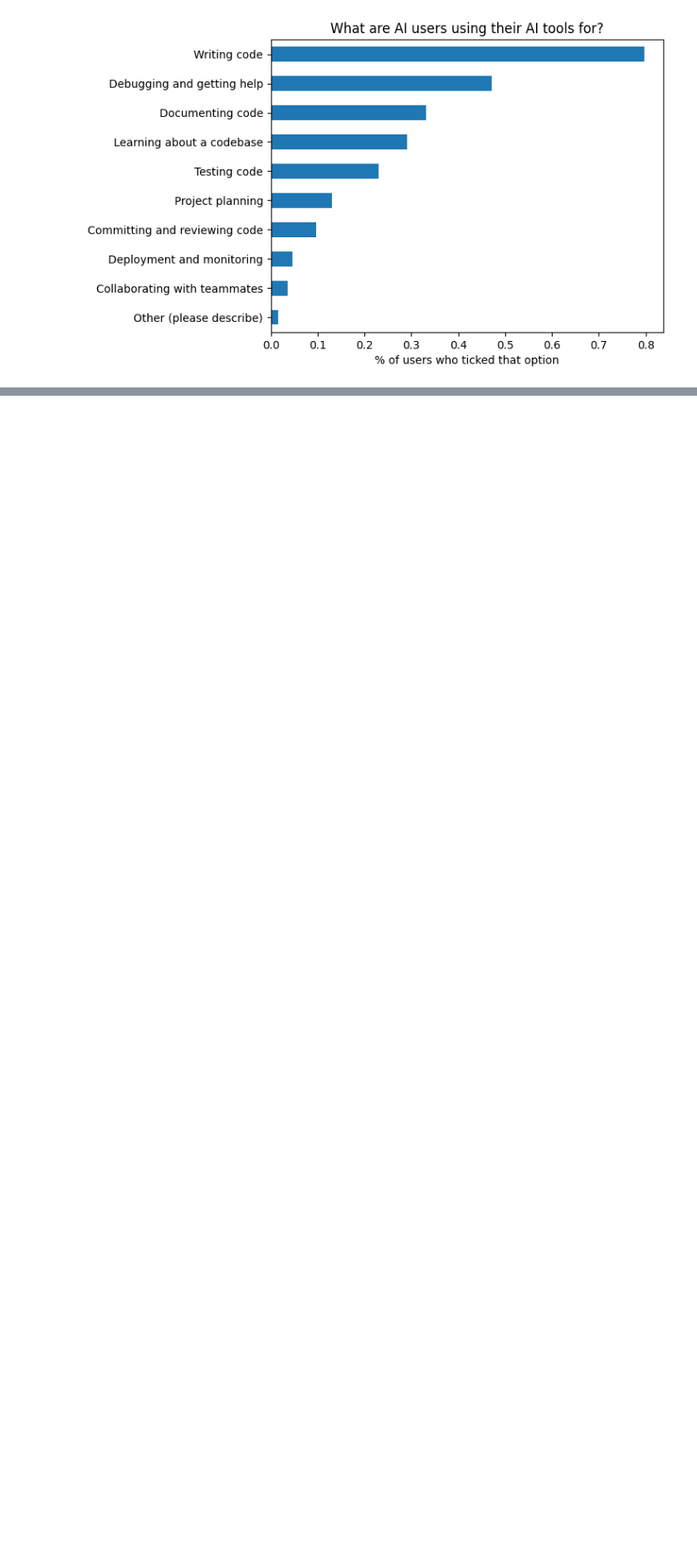
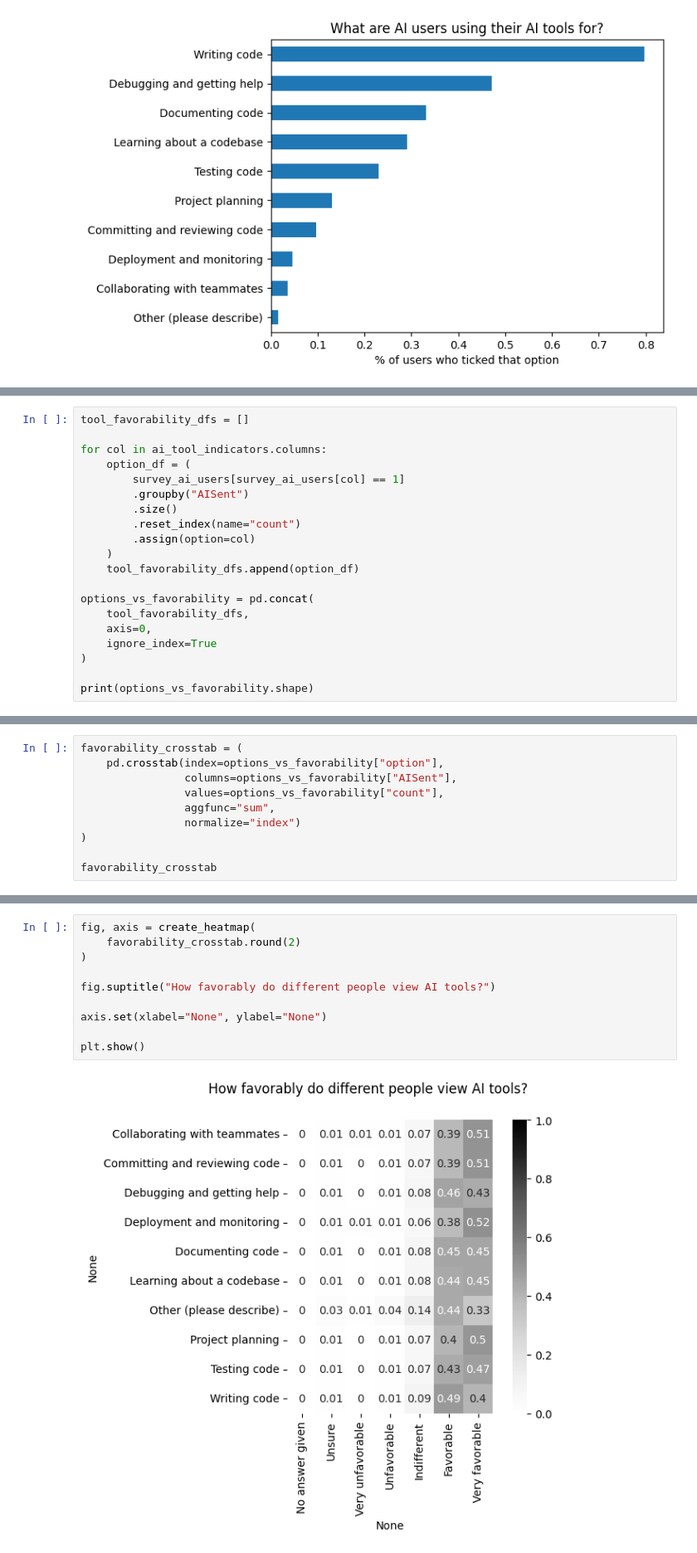
Before and after one commit to jeremysb1/data_analysis_projects, a Jupyter notebook: categorical_data.ipynb, the cells around one changed output, grey strips where cells are left out. Shown at 83% size. Cells and saved outputs as stored; diff of their text form; blank space fills up the shorter version.

Commit message:
added heatmap

```diff
--- a/categorical_data.ipynb
+++ b/categorical_data.ipynb
@@ -407,0 +443,20 @@ plt.show()
+# %%
+tool_favorability_dfs = []
+
+for col in ai_tool_indicators.columns:
+    option_df = (
+        survey_ai_users[survey_ai_users[col] == 1]
+        .groupby("AISent")
+        .size()
+        .reset_index(name="count")
+        .assign(option=col)
+    )
+    tool_favorability_dfs.append(option_df)
+
+options_vs_favorability = pd.concat(
+    tool_favorability_dfs,
+    axis=0,
+    ignore_index=True
+)
+
+print(options_vs_favorability.shape)
@@ -407,0 +467,10 @@ plt.show()
+# %%
+favorability_crosstab = (
+    pd.crosstab(index=options_vs_favorability["option"],
+                columns=options_vs_favorability["AISent"],
+                values=options_vs_favorability["count"],
+                aggfunc="sum",
+                normalize="index")
+)
+
+favorability_crosstab
@@ -407,0 +492,12 @@ plt.show()
+# %%
+fig, axis = create_heatmap(
+    favorability_crosstab.round(2)
+)
+
+fig.suptitle("How favorably do different people view AI tools?")
+
+axis.set(xlabel="None", ylabel="None")
+
+plt.show()
+# %% [output]
+[figure, added]
```
Also changed, not shown: parts of 6 cells of this notebook.
